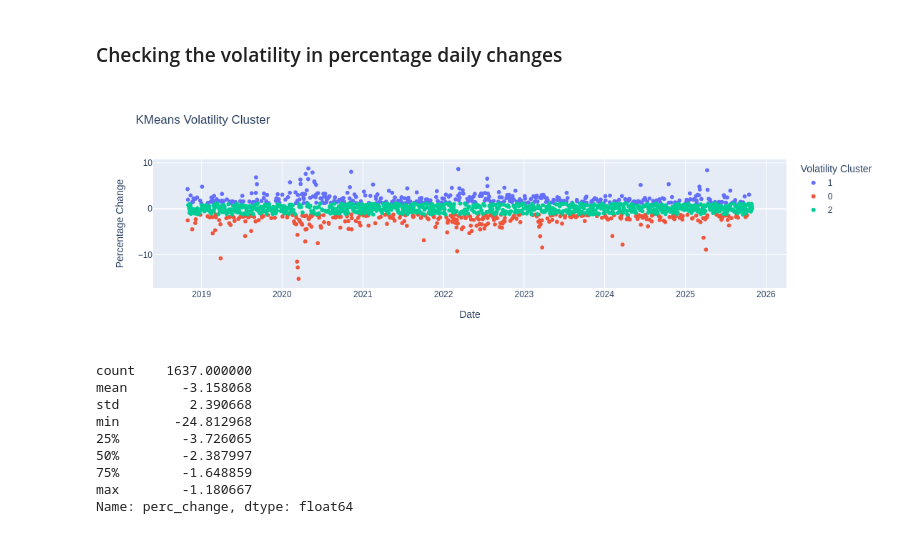
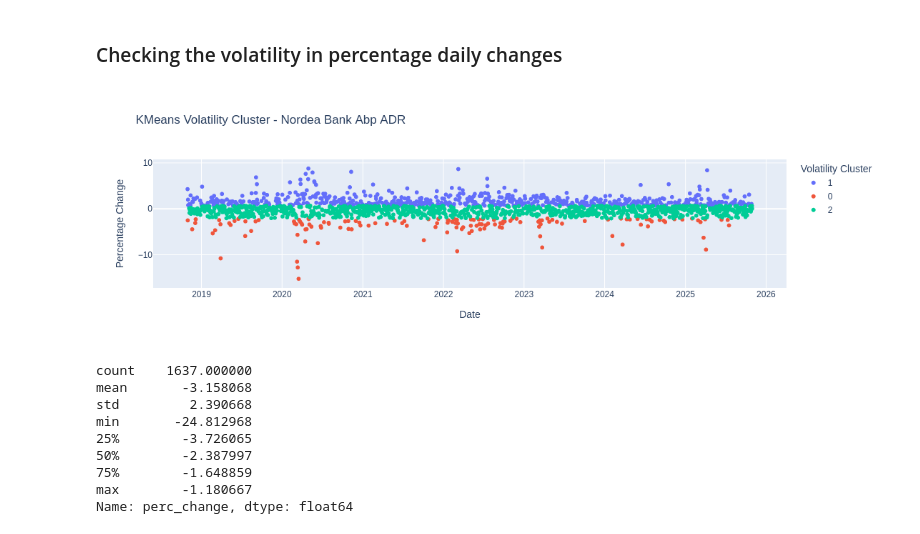
Before and after one commit to JuginPower/analyzer, a Jupyter notebook: kmeans-vol.ipynb, the cells around one changed output. Drawn from its saved outputs; the diff is of its cells as text; code cells hidden in the pictures.

```diff
--- a/kmeans-vol.ipynb
+++ b/kmeans-vol.ipynb
@@ -180,12 +181,12 @@ Name: density, dtype: float64
 ### Checking the volatility in percentage daily changes
 # %%
 fig = px.scatter(df_stock, x="date", y="perc_change", color="cluster_str",
-                 title="KMeans Volatility Cluster",
+                 title=f"KMeans Volatility Cluster - {stock_name}",
                  labels={"date": "Date", "perc_change": "Percentage Change",
                          "cluster_str": "Volatility Cluster",})
 fig.show()
 # %% [output]
-[figure, old version]
+[figure, new version]
 # %%
 # Need it for the sell order
 df_stock.loc[df_stock['cluster'] == 2]['perc_change'].describe()
```
Also changed, not shown: parts of 6 cells of this notebook, 5 other files.
